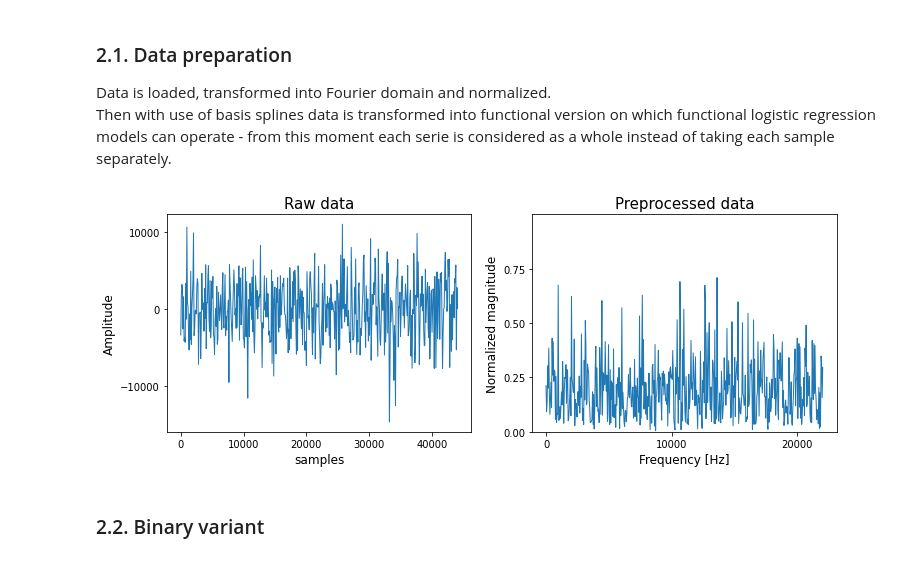
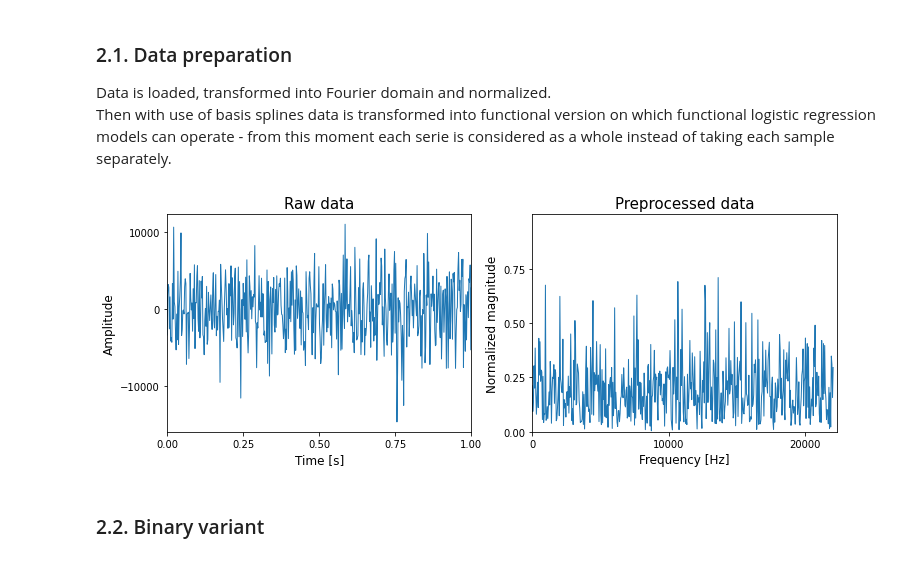
Before and after one commit to Porbi96/fda-time-series-classification, a Jupyter notebook: src/main.ipynb, the cells around one changed output. Cells and saved outputs as stored; diff of their text form; code cells hidden in the pictures.

```diff
--- a/src/main.ipynb
+++ b/src/main.ipynb
@@ -138,37 +139,38 @@ fd_2_fft = transform_time_to_fft(fd_2, normalize=True)
 fd_1_fft = transform_time_to_fft(fd_1, normalize=True)
 fd_up_fft = transform_time_to_fft(fd_up, normalize=True)
 # %%
-fd_one = fd_up[0]
+data_matrix = fd_up[0].data_matrix
+grid_points = fd_up[0].grid_points
+grid_points = grid_points[0] / 44000
+
+fd_one = FDataGrid(data_matrix, grid_points)
 fd_fft_one = fd_up_fft[0]
+
 
 fig, axes = plt.subplots(1, 2, figsize=(12, 4))
 fd_one.plot(linewidth=1, axes=axes[0])
 fd_fft_one.plot(linewidth=1, axes=axes[1])
 
 axes[0].set_title("Raw data", fontsize=15)
-axes[0].set_xlabel('samples', fontsize=12)
+axes[0].set_xlabel('Time [s]', fontsize=12)
 axes[0].set_ylabel('Amplitude', fontsize=12)
-axes[0].xaxis.set_ticks(np.arange(0, 44000, 10000))
+axes[0].xaxis.set_ticks(np.arange(0, 1.01, 0.25))
 axes[0].yaxis.set_ticks(np.arange(-10000, 10001, 10000))
+axes[0].set_xlim([0, 1])
 
 axes[1].set_title("Preprocessed data", fontsize=15)
 axes[1].set_xlabel('Frequency [Hz]', fontsize=12)
 axes[1].set_ylabel('Normalized magnitude', fontsize=12)
 axes[1].xaxis.set_ticks(np.arange(0, 23000, 10000))
 axes[1].yaxis.set_ticks(np.arange(0, 1, 0.25))
+axes[1].set_xlim([0, 22300])
 axes[1].set_ylim([0, 1])
 
 plt.savefig("../docs/imgs/common_preprocessing.eps", dpi=300, bbox_inches='tight')
 
-# extent = axes[0].get_window_extent().transformed(fig.dpi_scale_trans.inverted())
-# fig.savefig('../docs/imgs/common_preprocessing_before.eps', bbox_inches=extent.expanded(1.1, 1.2), dpi=300)
-
-# extent = axes[1].get_window_extent().transformed(fig.dpi_scale_trans.inverted())
-# fig.savefig('../docs/imgs/common_preprocessing_after.eps', bbox_inches=extent.expanded(1.1, 1.2), dpi=300)
-
 plt.show()
 # %% [output]
-[figure, old version]
+[figure, new version]
 # %% [markdown]
 ### 2.2. Binary variant
 # %%
```
Also changed, not shown: parts of 7 cells of this notebook, 14 other files.
